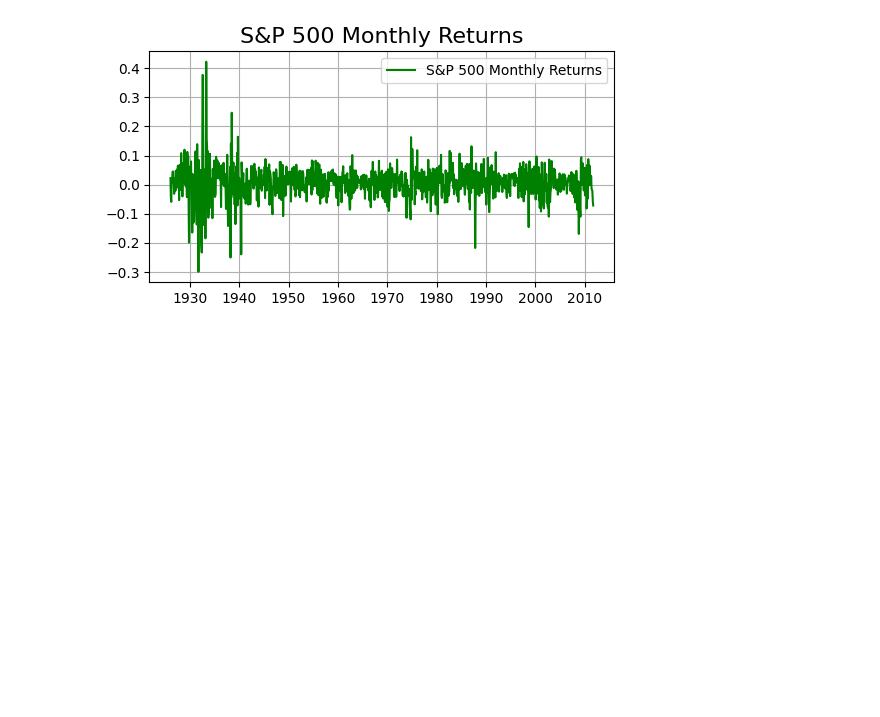
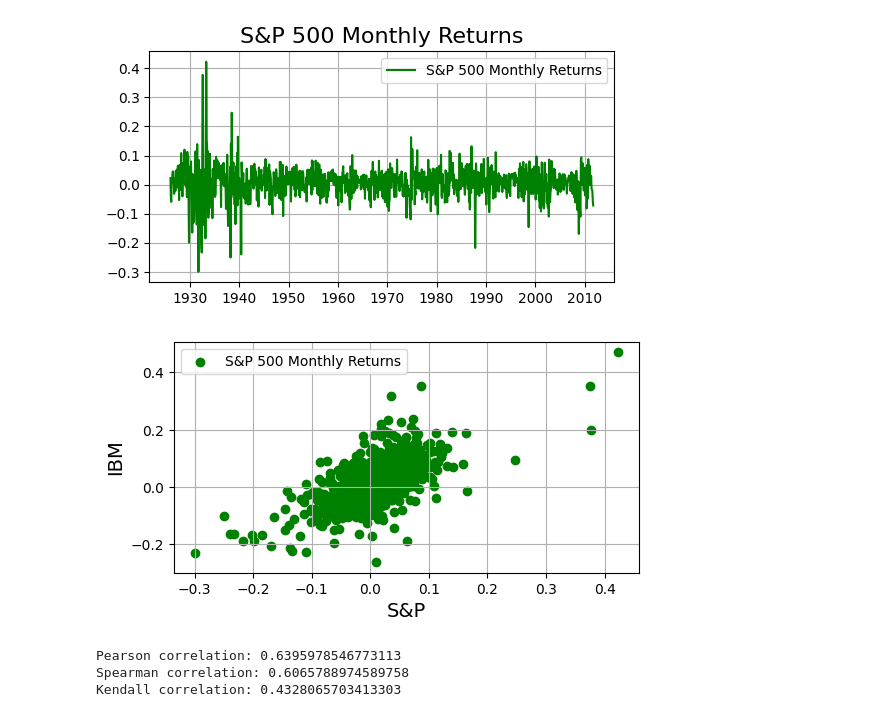
Before and after one commit to 3000ye/TimeSeriesAnalysis, a Jupyter notebook: Ch2/_sample.ipynb, the cells around one changed output. Drawn from its saved outputs; the diff is of its cells as text; code cells hidden in the pictures; blank space fills up the shorter version.

```diff
--- a/Ch2/_sample.ipynb
+++ b/Ch2/_sample.ipynb
@@ -121,3 +120,25 @@ plt.legend()
 plt.show()
 # %% [output]
 [figure]
+# %%
+plt.figure(figsize=(6, 3))
+plt.scatter(data["sp"], data['ibm'], label='S&P 500 Monthly Returns', color='green')
+plt.xlabel("S&P", fontsize=14)
+plt.ylabel("IBM", fontsize=14)
+plt.grid(True)
+plt.legend()
+plt.show()
+# %% [output]
+[figure, added]
+# %%
+pearson_corr = data['ibm'].corr(data['sp'])
+spearman_corr = data['ibm'].corr(data['sp'], method='spearman')
+kendall_corr = data['ibm'].corr(data['sp'], method='kendall')
+
+print("Pearson correlation:", pearson_corr)
+print("Spearman correlation:", spearman_corr)
+print("Kendall correlation:", kendall_corr)
+# %% [output]
+Pearson correlation: 0.6395978546773113
+Spearman correlation: 0.6065788974589758
+Kendall correlation: 0.4328065703413303
```
Also changed, not shown: parts of 5 cells of this notebook, 10 other files.
